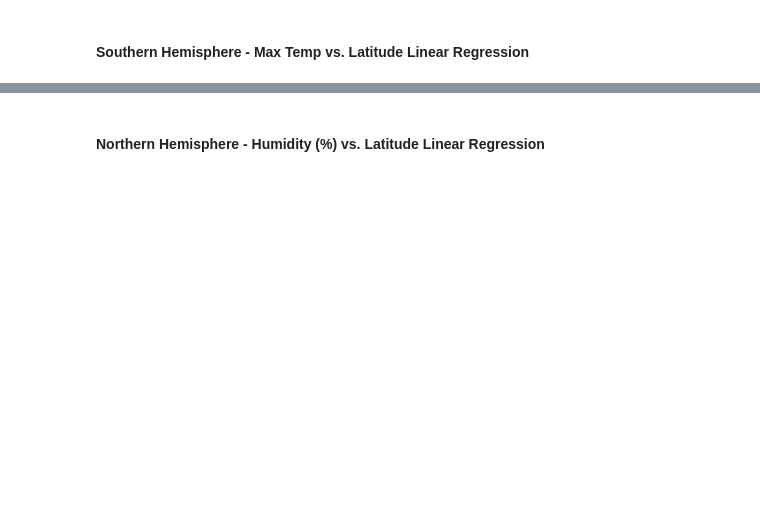
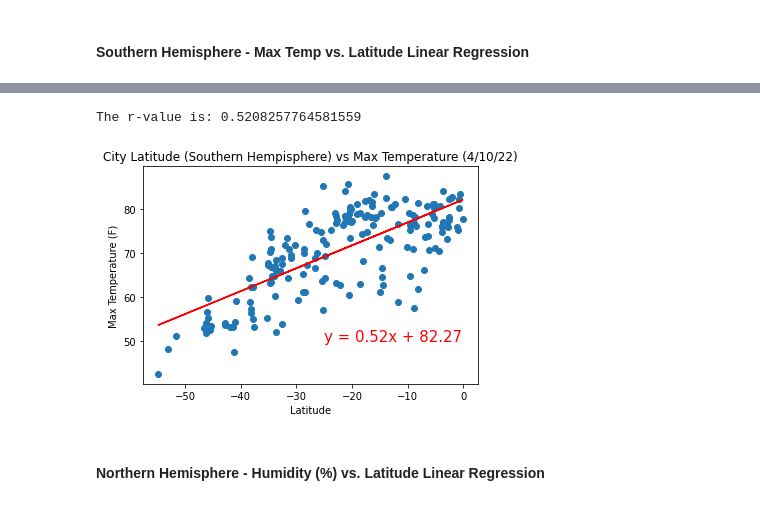
Before and after one commit to vishaalgupta/python-api-challange, a Jupyter notebook: WeatherPy/WeatherPy.ipynb, the cells around one changed output, grey strips where cells are left out. Cells and saved outputs as stored; diff of their text form; code cells hidden in the pictures; blank space fills up the shorter version.

Commit message:
WeatherPy: linear regression

```diff
--- a/WeatherPy/WeatherPy.ipynb
+++ b/WeatherPy/WeatherPy.ipynb
@@ -325,0 +317,21 @@ The r-value is: 0.6082708688906918
+# %%
+lat = southern["Lat"]
+temp = southern["Max Temp"]
+
+(slope, intercept, rvalue, pvalue, stderr) = linregress(lat, temp)
+regress_values = lat * slope + intercept
+line_eq = "y = " + str(round(slope,2)) + "x + " + str(round(intercept,2))
+
+plt.plot(lat,regress_values,"r-")
+plt.annotate(line_eq,(-25,50),fontsize=15,color="red")
+
+plt.scatter(lat, temp)
+plt.title("City Latitude (Southern Hempisphere) vs Max Temperature (4/10/22)")
+plt.xlabel("Latitude")
+plt.ylabel("Max Temperature (F)")
+print(f"The r-value is: {rvalue**2}")
+plt.savefig("LatitudeVsTemp(South)")
+plt.show()
+# %% [output]
+The r-value is: 0.5208257764581559
+[figure, added]
```
Also changed, not shown: parts of 24 cells of this notebook, 7 other files.
